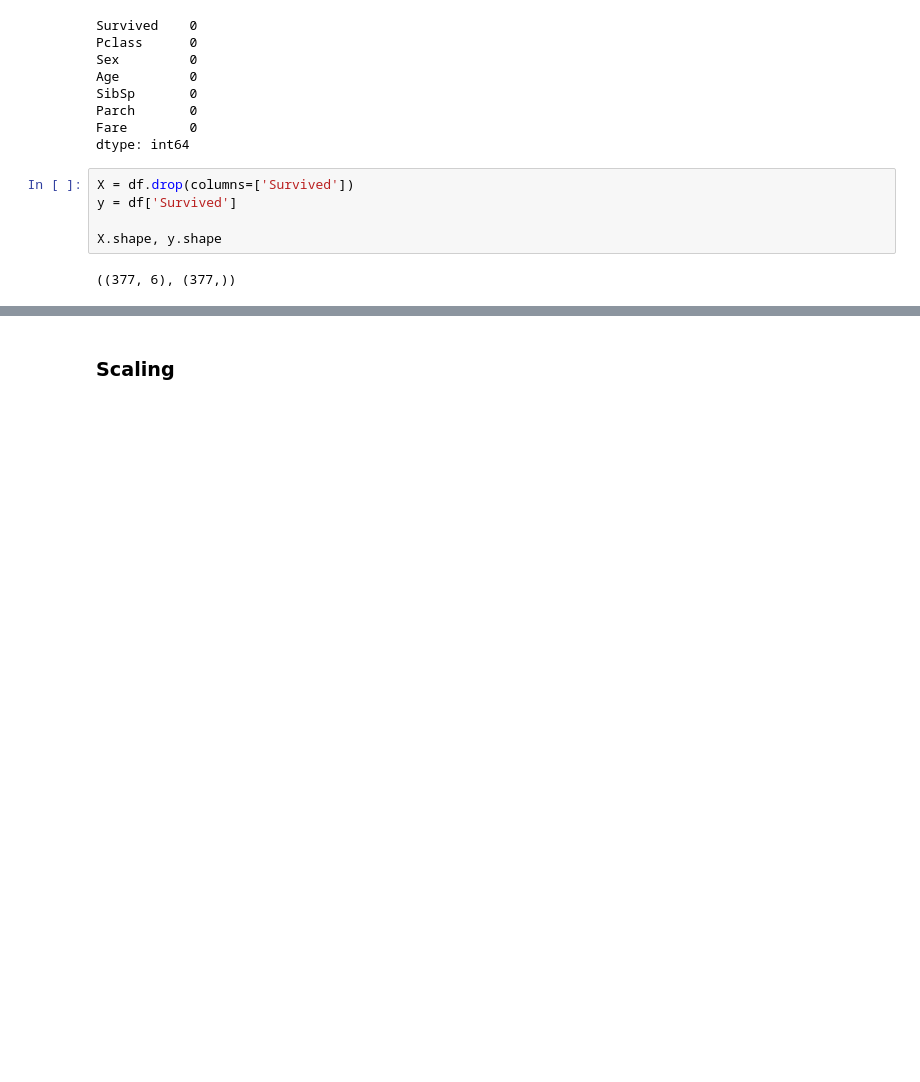
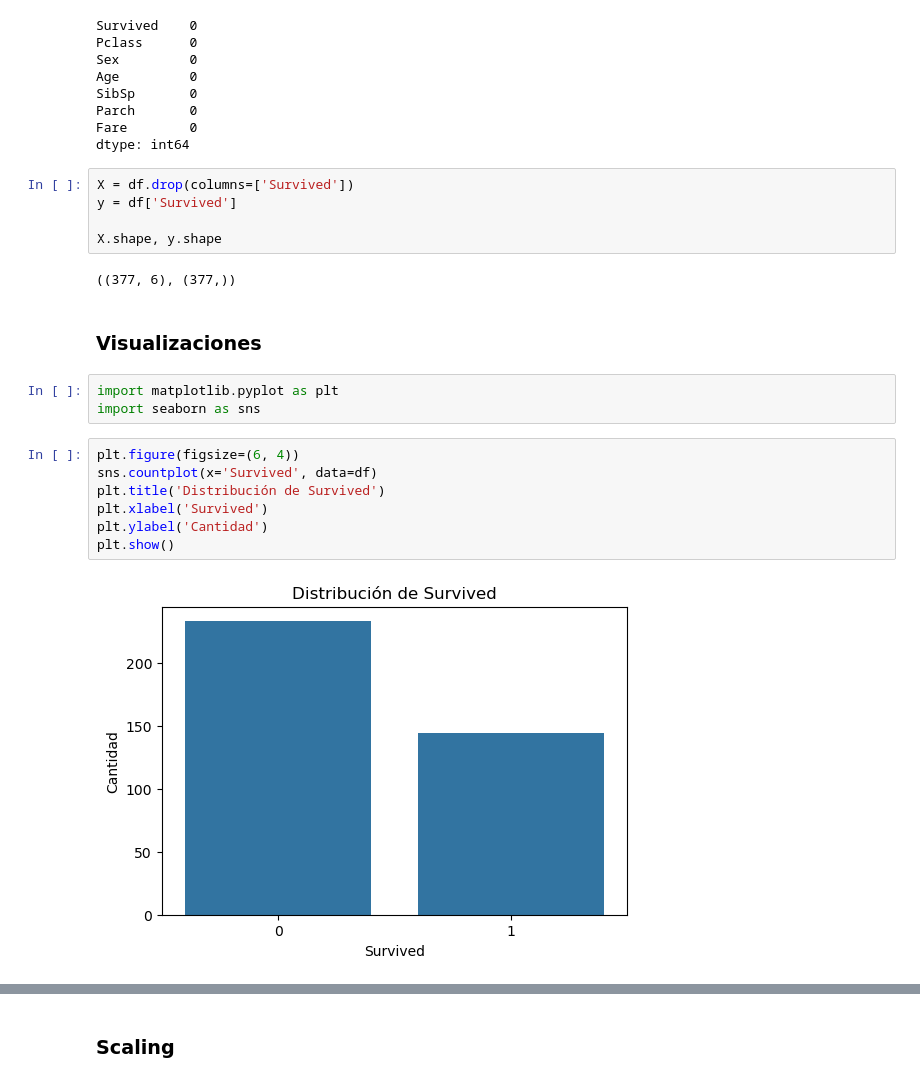
Before and after one commit to AndrePilcoChiuyare/EF-Data-Mining-Tools, a Jupyter notebook: EF-202110764.ipynb, the cells around one changed output, grey strips where cells are left out. Drawn from its saved outputs; the diff is of its cells as text; blank space fills up the shorter version.

```diff
--- a/EF-202110764.ipynb
+++ b/EF-202110764.ipynb
@@ -200,3 +200,17 @@ y = df['Survived']
 X.shape, y.shape
 # %% [output]
 ((377, 6), (377,))
+# %% [markdown]
+### Visualizaciones
+# %%
+import matplotlib.pyplot as plt
+import seaborn as sns
+# %%
+plt.figure(figsize=(6, 4))
+sns.countplot(x='Survived', data=df)
+plt.title('Distribución de Survived')
+plt.xlabel('Survived')
+plt.ylabel('Cantidad')
+plt.show()
+# %% [output]
+[figure, added]
```
Also changed, not shown: parts of 27 cells of this notebook.
